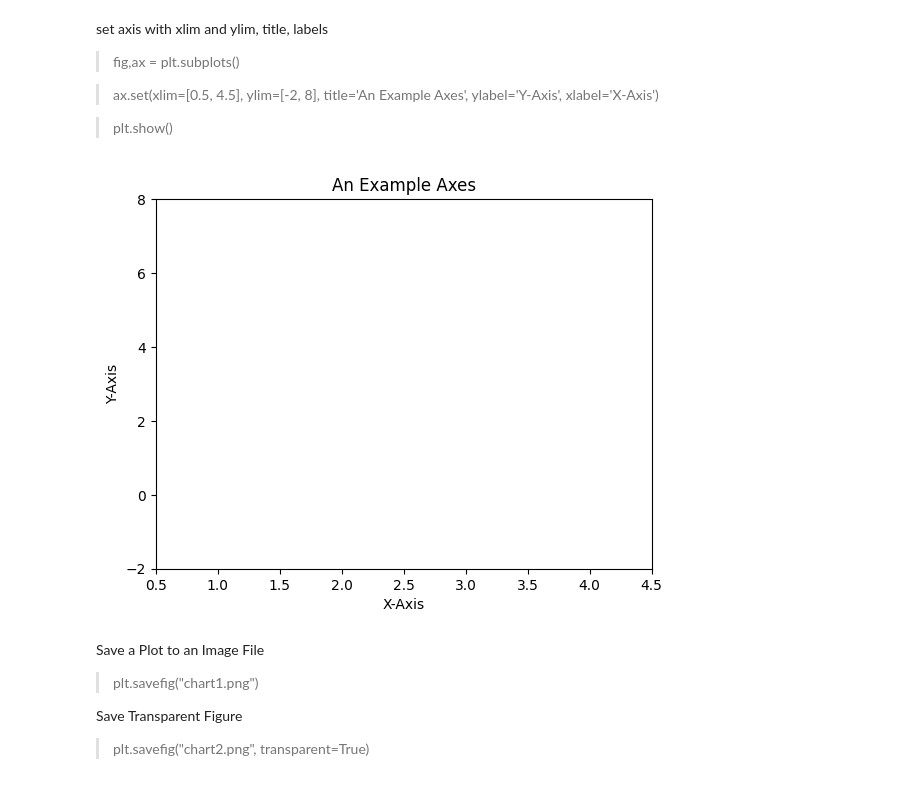
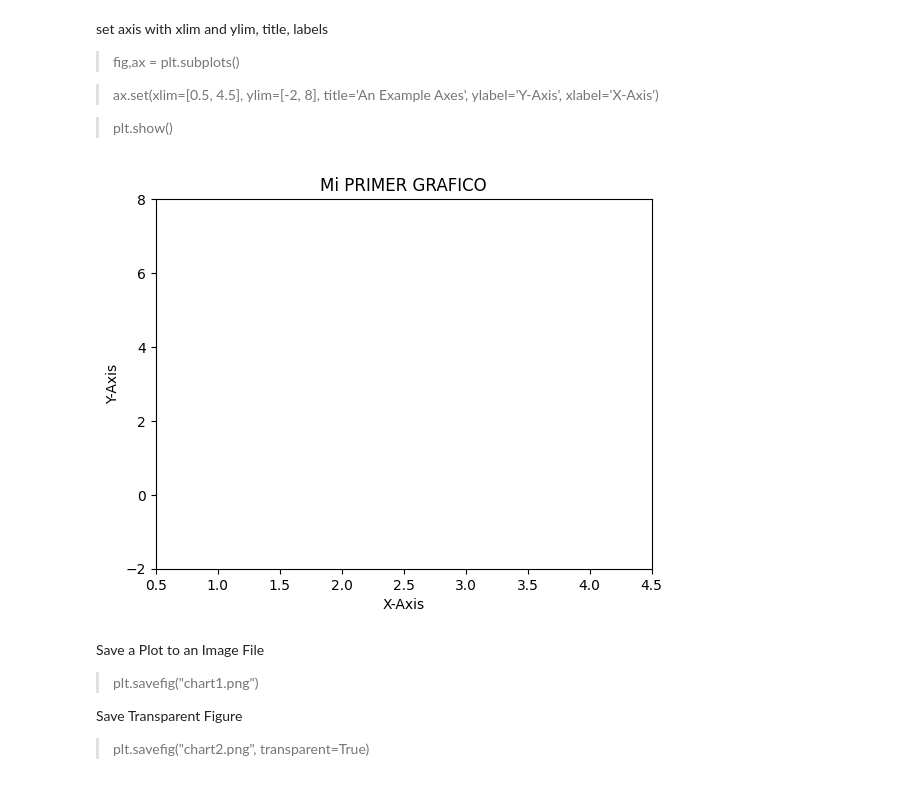
Before and after one commit to FlavioC30/PracticasSisDInfII, a Jupyter notebook: 03_Matplotlib.ipynb, the cells around one changed output. Drawn from its saved outputs; the diff is of its cells as text; code cells hidden in the pictures.

```diff
--- a/03_Matplotlib.ipynb
+++ b/03_Matplotlib.ipynb
@@ -48,11 +48,12 @@ set axis with xlim and ylim, title, labels
 # %%
 fig,ax = plt.subplots()
 ax.set(xlim=[0.5, 4.5], ylim=[-2, 8],
-       title='An Example Axes',
-       ylabel='Y-Axis', xlabel='X-Axis')
+       title='Mi PRIMER GRAFICO',
+       ylabel='Y-Axis',
+       xlabel='X-Axis')
 plt.show()
 # %% [output]
-[figure, old version]
+[figure, new version]
 # %% [markdown]
  Save a Plot to an Image File
 
```
Also changed, not shown: parts of 6 cells of this notebook.
